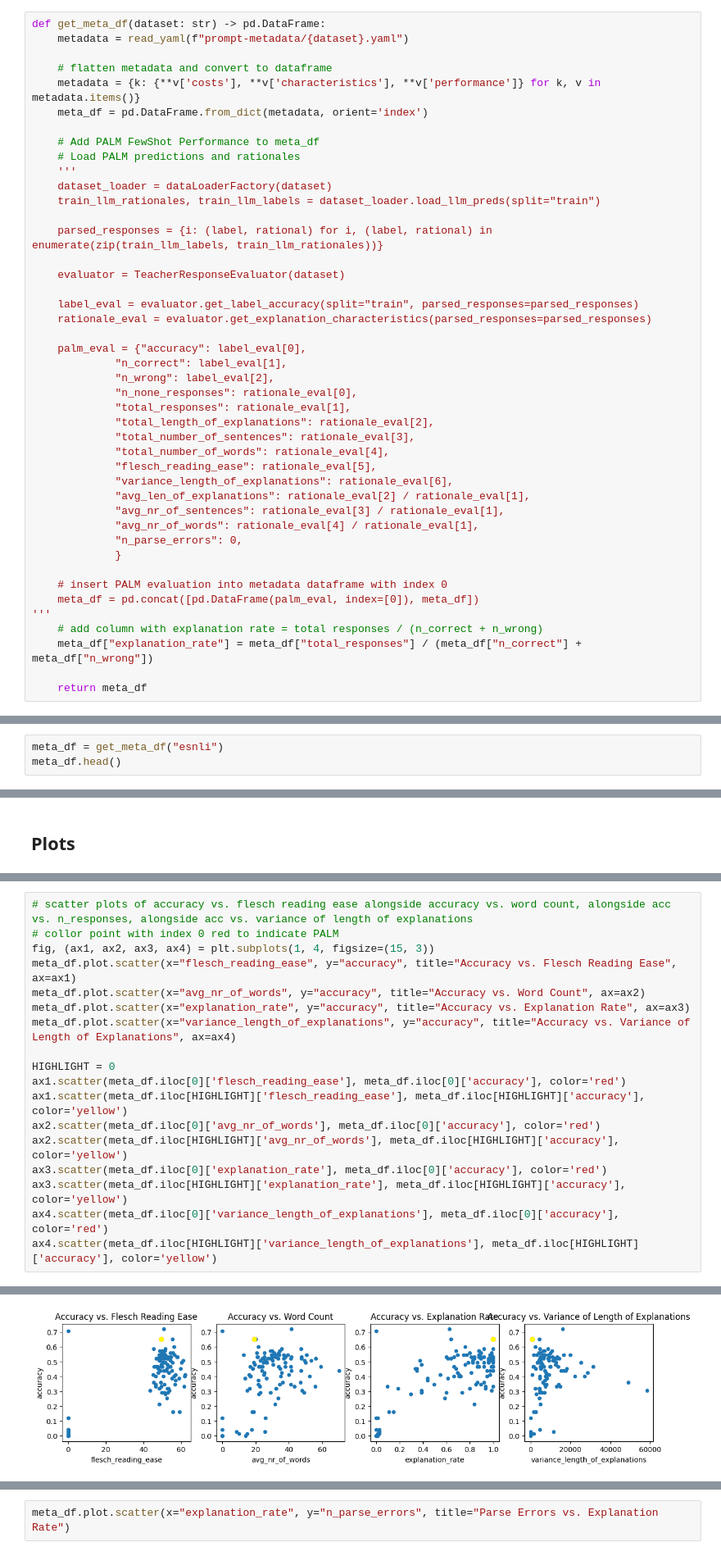
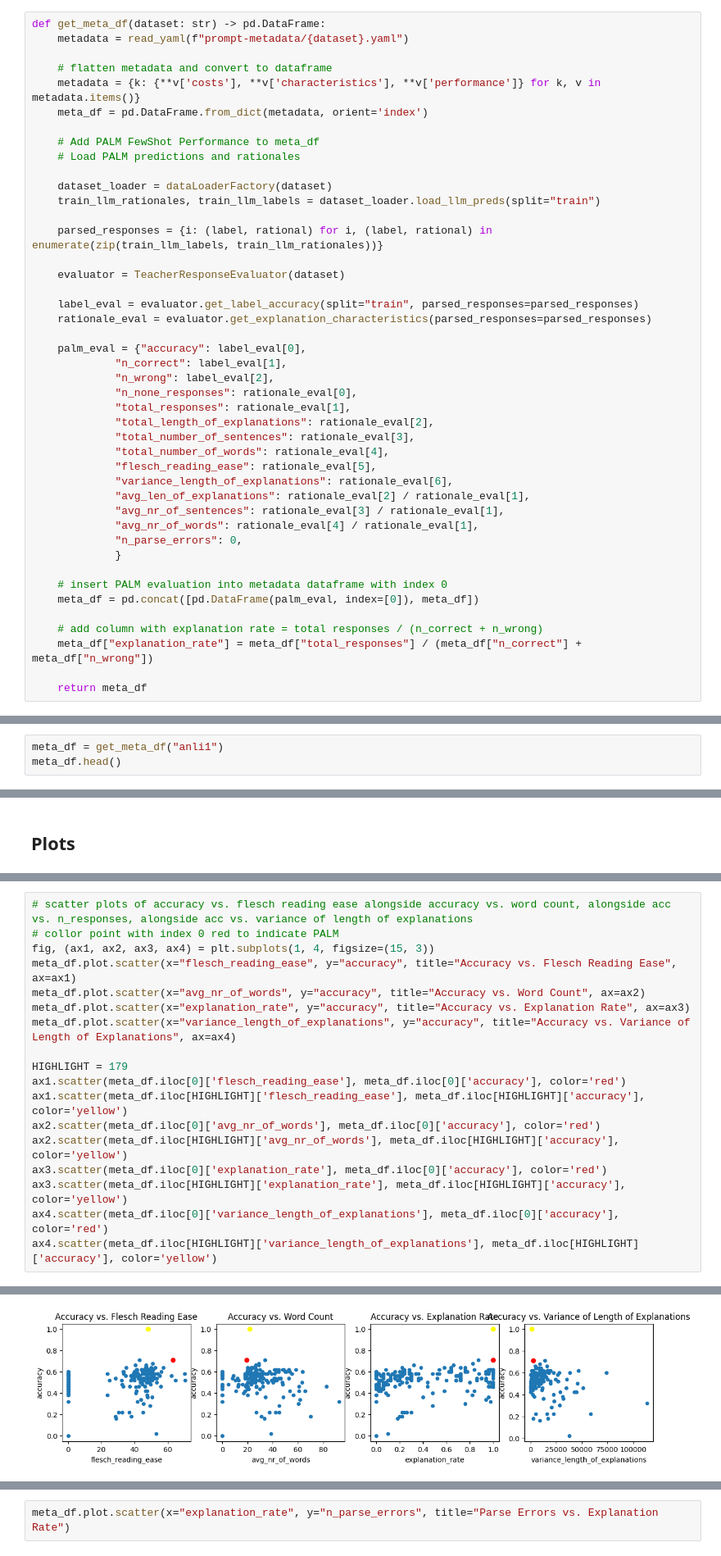
Before and after one commit to lukasvoege/ZeroShot-step-by-step-distillation, a Jupyter notebook: analytics.ipynb, the cells around one changed output, grey strips where cells are left out. Shown at 82% size. Saved outputs shown, nothing was run; the diff lists cells and outputs as text.

```diff
--- a/analytics.ipynb
+++ b/analytics.ipynb
@@ -20,7 +20,7 @@ def get_meta_df(dataset: str) -> pd.DataFrame:
 
     # Add PALM FewShot Performance to meta_df
     # Load PALM predictions and rationales
-    '''
+
     dataset_loader = dataLoaderFactory(dataset)
     train_llm_rationales, train_llm_labels = dataset_loader.load_llm_preds(split="train")
 
@@ -49,7 +49,7 @@ def get_meta_df(dataset: str) -> pd.DataFrame:
 
     # insert PALM evaluation into metadata dataframe with index 0
     meta_df = pd.concat([pd.DataFrame(palm_eval, index=[0]), meta_df])
-'''
+
     # add column with explanation rate = total responses / (n_correct + n_wrong)
     meta_df["explanation_rate"] = meta_df["total_responses"] / (meta_df["n_correct"] + meta_df["n_wrong"])
 
@@ -60,6 +60,6 @@ def get_meta_df(dataset: str) -> pd.DataFrame:
 #parsed_responses_gpt35 = {i: (label, rational) for i, (label, rational) in enumerate(zip(test_gpt35_labels, test_gpt35_rationales))}
 #evaluator.get_label_accuracy(split="valid", parsed_responses=parsed_responses_gpt35)
 # %%
-meta_df = get_meta_df("esnli")
+meta_df = get_meta_df("anli1")
 meta_df.head()
 # %% [output]
@@ -105,24 +105,24 @@ Text(0.5, 1.0, 'Variance of Length of Explanations')
 # %%
 # scatter plots of accuracy vs. flesch reading ease alongside accuracy vs. word count, alongside acc vs. n_responses, alongside acc vs. variance of length of explanations
 # collor point with index 0 red to indicate PALM
 fig, (ax1, ax2, ax3, ax4) = plt.subplots(1, 4, figsize=(15, 3))
 meta_df.plot.scatter(x="flesch_reading_ease", y="accuracy", title="Accuracy vs. Flesch Reading Ease", ax=ax1)
 meta_df.plot.scatter(x="avg_nr_of_words", y="accuracy", title="Accuracy vs. Word Count", ax=ax2)
 meta_df.plot.scatter(x="explanation_rate", y="accuracy", title="Accuracy vs. Explanation Rate", ax=ax3)
 meta_df.plot.scatter(x="variance_length_of_explanations", y="accuracy", title="Accuracy vs. Variance of Length of Explanations", ax=ax4)
 
-HIGHLIGHT = 0
+HIGHLIGHT = 179
 ax1.scatter(meta_df.iloc[0]['flesch_reading_ease'], meta_df.iloc[0]['accuracy'], color='red')
 ax1.scatter(meta_df.iloc[HIGHLIGHT]['flesch_reading_ease'], meta_df.iloc[HIGHLIGHT]['accuracy'], color='yellow')
 ax2.scatter(meta_df.iloc[0]['avg_nr_of_words'], meta_df.iloc[0]['accuracy'], color='red')
 ax2.scatter(meta_df.iloc[HIGHLIGHT]['avg_nr_of_words'], meta_df.iloc[HIGHLIGHT]['accuracy'], color='yellow')
 ax3.scatter(meta_df.iloc[0]['explanation_rate'], meta_df.iloc[0]['accuracy'], color='red')
 ax3.scatter(meta_df.iloc[HIGHLIGHT]['explanation_rate'], meta_df.iloc[HIGHLIGHT]['accuracy'], color='yellow')
 ax4.scatter(meta_df.iloc[0]['variance_length_of_explanations'], meta_df.iloc[0]['accuracy'], color='red')
 ax4.scatter(meta_df.iloc[HIGHLIGHT]['variance_length_of_explanations'], meta_df.iloc[HIGHLIGHT]['accuracy'], color='yellow')
 # %% [output]
 <matplotlib.collections.PathCollection at 0x...>
-[figure, old version]
+[figure, new version]
 # %% [markdown]
 Good prompts, that deliver the most accurate results, seem to produce short (between 20 and 30 words), high FRE (above 45) explanations.
 
```
Also changed, not shown: parts of 3 cells of this notebook.
